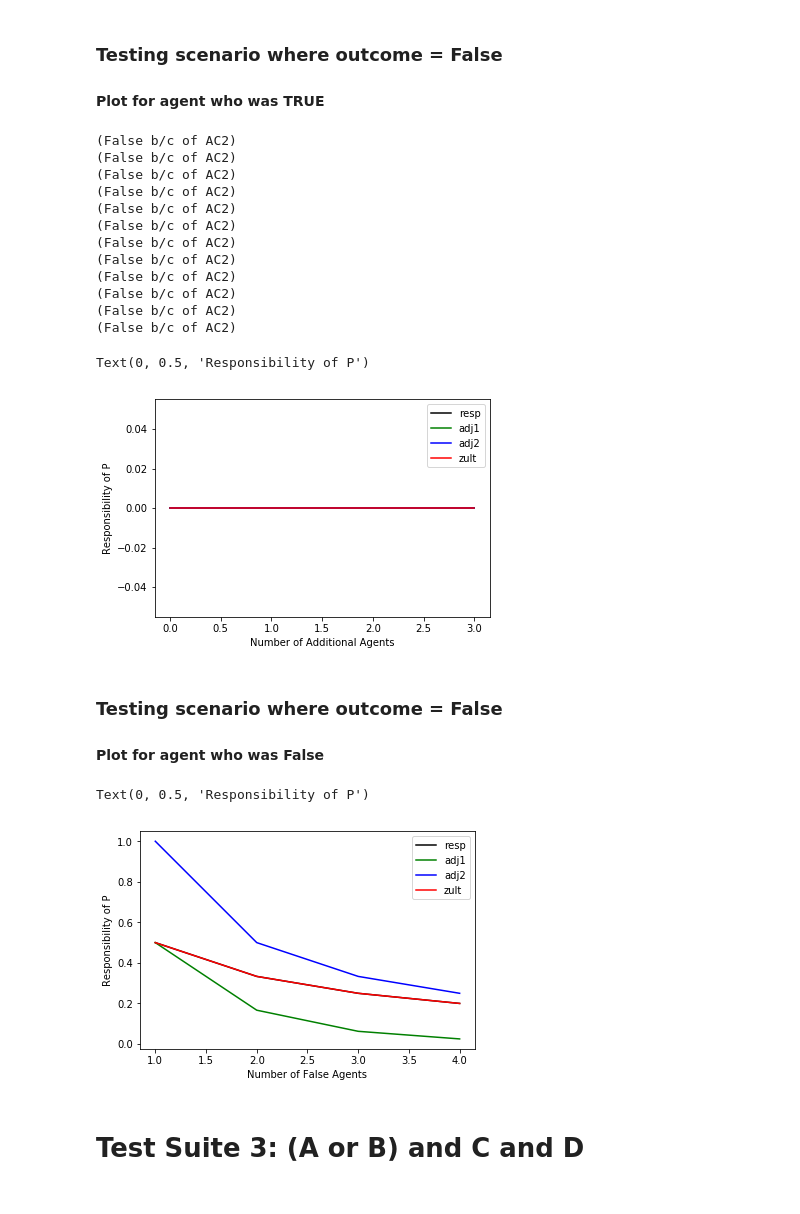
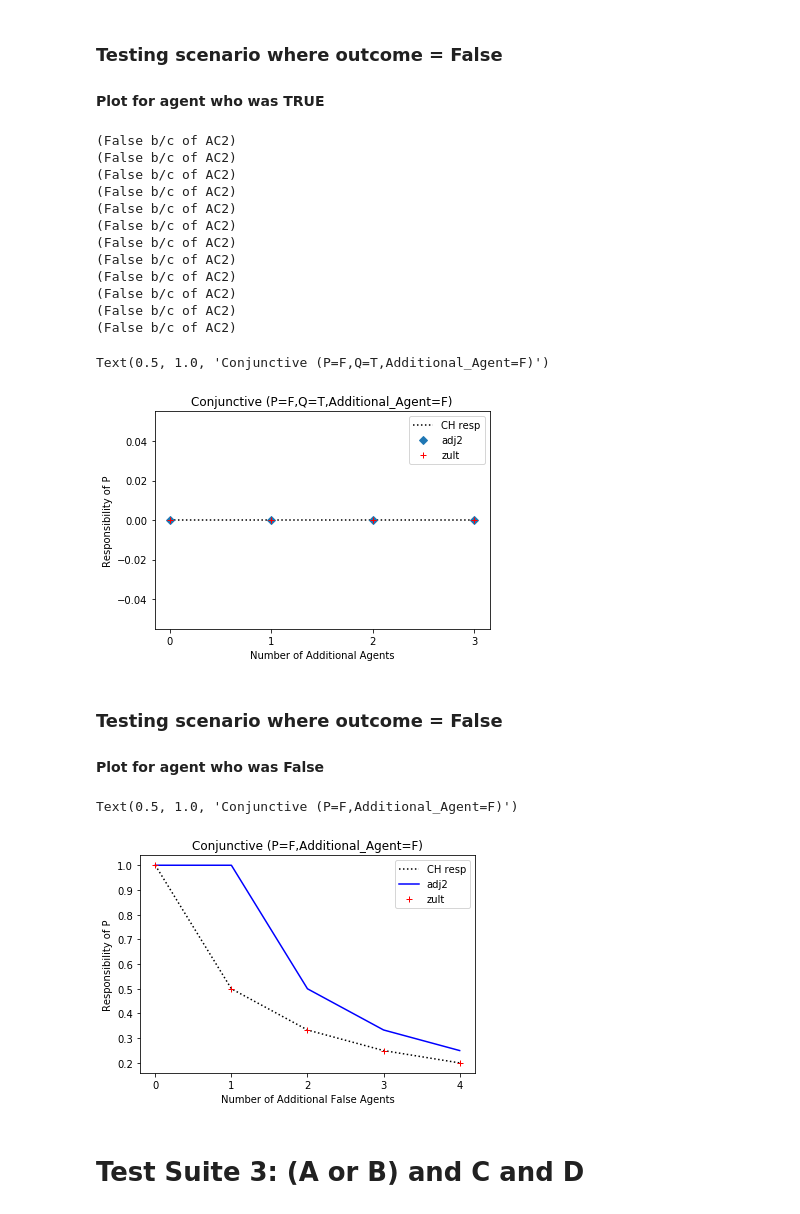
Before and after one commit to akashgokul/Causal_Research, a Jupyter notebook: Halpern-Pearl (Original Defn) Implementation.ipynb, the cells around one changed output. Cells and saved outputs as stored; diff of their text form; code cells hidden in the pictures.

```diff
--- a/Halpern-Pearl (Original Defn) Implementation.ipynb
+++ b/Halpern-Pearl (Original Defn) Implementation.ipynb
@@ -1876,6 +1894,15 @@ U = [True,True]
 V = [False,True]
 R = [(False,True),(False,True)]
 F = [None,None,disjunc]
+Disj_Model = Causal_Model(U,V,R,F)
+X = [False]
+X_index = [0]
+r = Disj_Model.responsibility(X,X_index,V[-1],disjunc,True)
+og_r.append(r)
+adj_1.append(Disj_Model.adj_responsibility(X,X_index,1,V[-1],disjunc,True))
+adj_zult = Disj_Model.adj_responsibility_2m(X,X_index,1,V[-1],disjunc,True)
+adj_2.append(adj_zult[0])
+adj_z.append(adj_zult[1])
 for i in range(3):
     U.append(True)
     V = V[:-1]+[False]+[V[-1]]
@@ -1890,18 +1917,20 @@ for i in range(3):
     adj_zult = Disj_Model.adj_responsibility_2m(X,X_index,1,V[-1],disjunc,True)
     adj_2.append(adj_zult[0])
     adj_z.append(adj_zult[1])
-num_agents = np.asarray([i for i in range(3)])
+num_agents = np.asarray([i for i in range(4)])
 og_r = np.asarray(og_r)
 adj_1 = np.asarray(adj_1)
 adj_2 = np.asarray(adj_2)
 adj_z = np.asarray(adj_z)
-plt.plot(num_agents,og_r, color = 'black',label = 'resp')
-plt.plot(num_agents,adj_1, color = 'green',label='adj1')
-plt.plot(num_agents,adj_2, color = 'blue',label='adj2')
-plt.plot(num_agents,adj_z, color = 'red',label = 'zult')
+plt.plot(num_agents,og_r, color = 'black',linestyle=":",label = 'CH resp')
+#plt.plot(num_agents,adj_1, color = 'green',label='adj1')
+plt.plot(num_agents,adj_2, 'D',label='adj2')
+plt.plot(num_agents,adj_z, 'r+',label = 'zult')
 plt.legend(loc='upper right')
 plt.xlabel('Number of Additional Agents')
 plt.ylabel('Responsibility of P')
+plt.xticks([0,1,2,3])
+plt.title("Disjunctive (P = F, Q = T, Additional_Agent = F)")
 # %% [output]
 (False b/c of AC1)
 (False b/c of AC2)
@@ -1998,13 +2028,15 @@ og_r = np.asarray(og_r)
 adj_1 = np.asarray(adj_1)
 adj_2 = np.asarray(adj_2)
 adj_z = np.asarray(adj_z)
-plt.plot(num_agents,og_r, color = 'black',label = 'resp')
-plt.plot(num_agents,adj_1, color = 'green',label='adj1')
-plt.plot(num_agents,adj_2, color = 'blue',label='adj2')
-plt.plot(num_agents,adj_z, color = 'red',label = 'zult')
+plt.plot(num_agents,og_r, color = 'black',linestyle=":",label = 'CH resp')
+#plt.plot(num_agents,adj_1, color = 'green',label='adj1')
+plt.plot(num_agents,adj_2, 'D',label='adj2')
+plt.plot(num_agents,adj_z, 'r+',label = 'zult')
 plt.legend(loc='upper right')
 plt.xlabel('Number of Additional Agents')
 plt.ylabel('Responsibility of P')
+plt.xticks([0,1,2,3])
+plt.title("Conjunctive (P=F,Q=T,Additional_Agent=F)")
 # %% [output]
 (False b/c of AC2)
 (False b/c of AC2)
@@ -2018,8 +2050,8 @@ plt.ylabel('Responsibility of P')
 (False b/c of AC2)
 (False b/c of AC2)
 (False b/c of AC2)
-Text(0, 0.5, 'Responsibility of P')
+Text(0.5, 1.0, 'Conjunctive (P=F,Q=T,Additional_Agent=F)')
-[figure, old version]
+[figure, new version]
 # %% [markdown]
 ### Testing scenario where outcome  = False
 #### Plot for agent who was False
@@ -2027,40 +2059,50 @@ Text(0, 0.5, 'Responsibility of P')
 og_r = []
 adj_1 = []
 adj_2 = []
 adj_z = []
 U = [True,True]
 V = [False,False]
 R = [(False,True)]
 F = [None,conj]
+Conj_Model = Causal_Model(U,V,R,F)
+X = [False]
+X_index = [0]
+og_r.append(Conj_Model.responsibility(X,X_index,V[-1],conj,True))
+adj_1.append(Conj_Model.adj_responsibility(X,X_index,1,V[-1],conj,True))
+adj_zult = Conj_Model.adj_responsibility_2m(X,X_index,1,V[-1],conj,True)
+adj_2.append(adj_zult[0])
+adj_z.append(adj_zult[1])
 for i in range(4):
     U.append(True)
     V = V[:-1] + [False] + [V[-1]]
     R.append((False,True))
     F = F[:-1]+[None]+[F[-1]]
     Conj_Model = Causal_Model(U,V,R,F)
     X = [False]
     X_index = [0]
     r = Conj_Model.responsibility(X,X_index,V[-1],conj,True)
     og_r.append(r)
     adj_1.append(Conj_Model.adj_responsibility(X,X_index,1,V[-1],conj,True))
     adj_zult = Conj_Model.adj_responsibility_2m(X,X_index,1,V[-1],conj,True)
     adj_2.append(adj_zult[0])
     adj_z.append(adj_zult[1])
-num_agents = np.asarray([i for i in range(1,5)])
+num_agents = np.asarray([i for i in range(5)])
 og_r = np.asarray(og_r)
 adj_1 = np.asarray(adj_1)
 adj_2 = np.asarray(adj_2)
 adj_z = np.asarray(adj_z)
-plt.plot(num_agents,og_r, color = 'black',label = 'resp')
-plt.plot(num_agents,adj_1, color = 'green',label='adj1')
+plt.plot(num_agents,og_r, color = 'black',linestyle=':',label = 'CH resp')
+#plt.plot(num_agents,adj_1, color = 'green',label='adj1')
 plt.plot(num_agents,adj_2, color = 'blue',label='adj2')
-plt.plot(num_agents,adj_z, color = 'red',label = 'zult')
+plt.plot(num_agents,adj_z, 'r+',label = 'zult')
 plt.legend(loc='upper right')
-plt.xlabel('Number of False Agents')
+plt.xlabel('Number of Additional False Agents')
 plt.ylabel('Responsibility of P')
+plt.xticks([0,1,2,3,4])
+plt.title("Conjunctive (P=F,Additional_Agent=F)")
 # %% [output]
-Text(0, 0.5, 'Responsibility of P')
+Text(0.5, 1.0, 'Conjunctive (P=F,Additional_Agent=F)')
-[figure, old version]
+[figure, new version]
 # %% [markdown]
 # Test Suite 3: (A or B) and C and D
 # %% [markdown]
```
Also changed, not shown: parts of 12 cells of this notebook.
